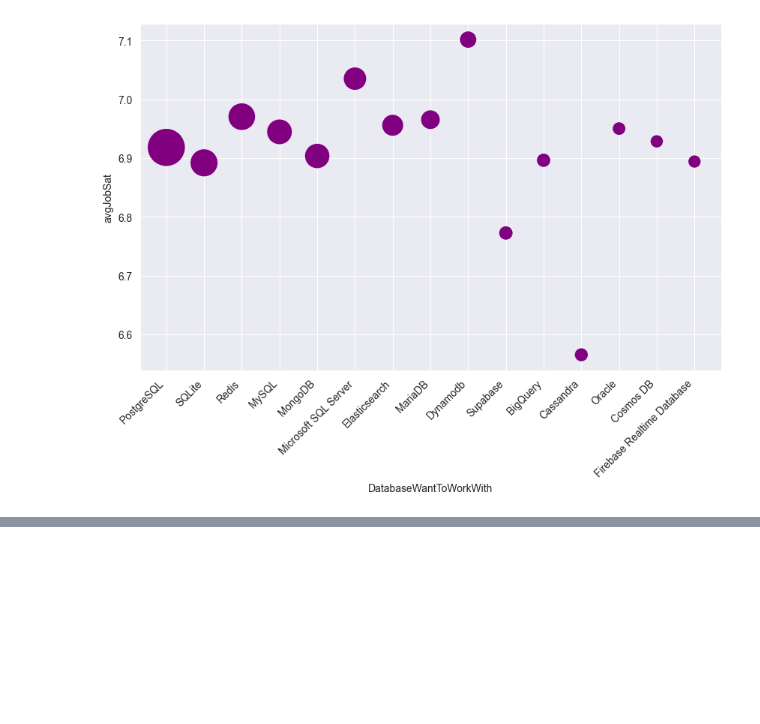
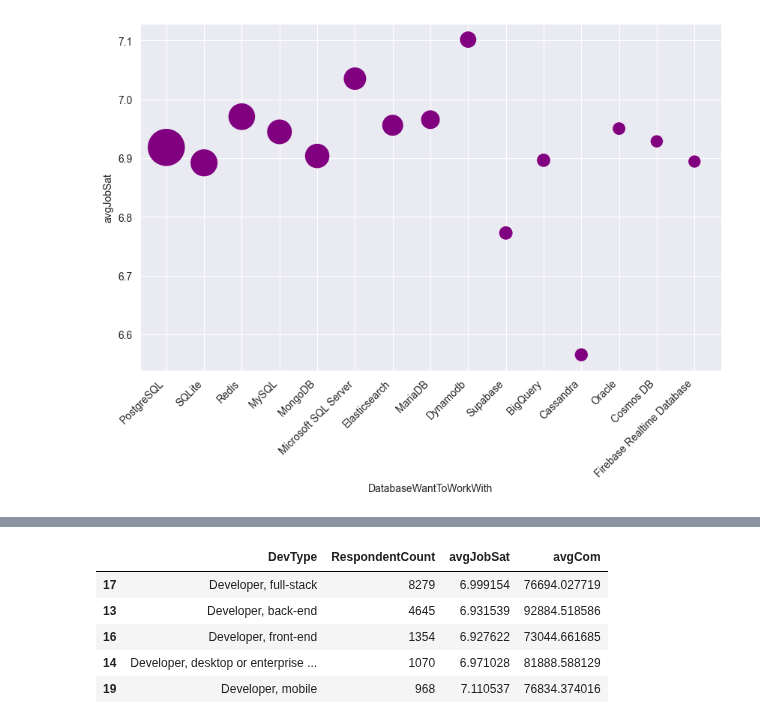
Before and after one commit to Hasan082/Data-Analysis, a Jupyter notebook: Capstone_project/Bubble_Plots.ipynb, the cells around one changed output, grey strips where cells are left out. Cells and saved outputs as stored; diff of their text form; code cells hidden in the pictures; blank space fills up the shorter version.

```diff
--- a/Capstone_project/Bubble_Plots.ipynb
+++ b/Capstone_project/Bubble_Plots.ipynb
@@ -214,0 +220,16 @@ plt.show()
+# %%
+df_agg_devType = df_cleaned.groupby('DevType').agg(
+    RespondentCount = ('DevType', 'count'),
+    avgJobSat = ('JobSat', 'mean'),
+    avgCom = ('ConvertedCompYearly', 'mean'),
+).reset_index()
+df_agg_devType = df_agg_devType.dropna(subset=['DevType', 'avgJobSat', 'avgCom'])
+df_agg_devType = df_agg_devType.sort_values(by='RespondentCount', ascending=False).head(15)
+df_agg_devType.head(5)
+# %% [output]
+|  | DevType | RespondentCount | avgJobSat | avgCom |
+| 17 | Developer, full-stack | 8279 | 6.999154 | 76694.027719 |
+| 13 | Developer, back-end | 4645 | 6.931539 | 92884.518586 |
+| 16 | Developer, front-end | 1354 | 6.927622 | 73044.661685 |
+| 14 | Developer, desktop or enterprise ... | 1070 | 6.971028 | 81888.588129 |
+| 19 | Developer, mobile | 968 | 7.110537 | 76834.374016 |
```
Also changed, not shown: parts of 2 cells of this notebook.
